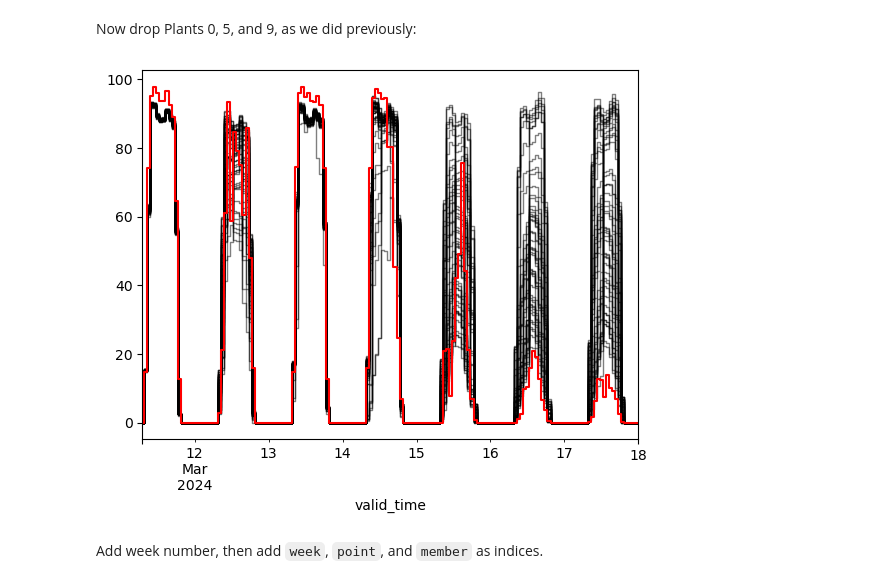
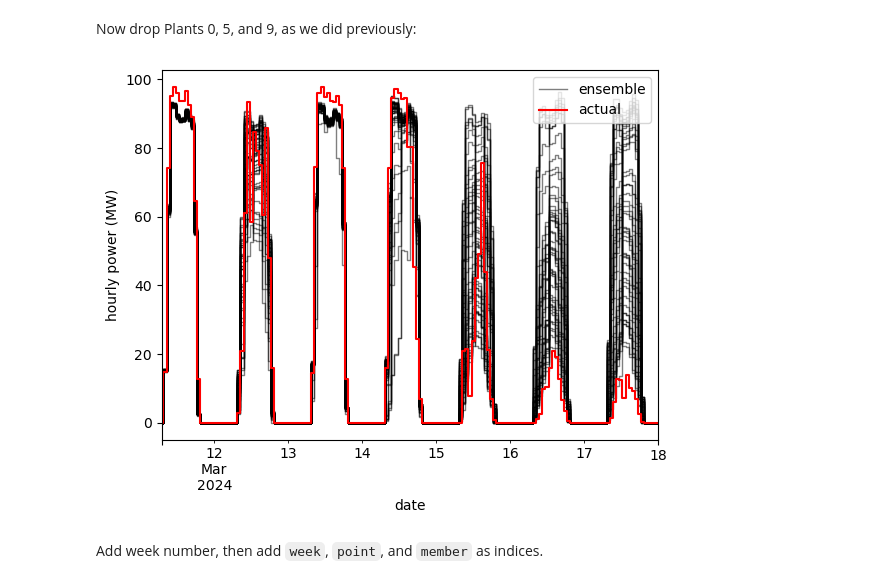
Before and after one commit to williamhobbs/PVSC-2025-daily-energy-forecaster, a Jupyter notebook: 05_Ensemble_Analysis.ipynb, the cells around one changed output. Saved outputs shown, nothing was run; the diff lists cells and outputs as text; code cells hidden in the pictures.

Commit message:
cleaned up, saved figures

```diff
--- a/05_Ensemble_Analysis.ipynb
+++ b/05_Ensemble_Analysis.ipynb
@@ -68,3 +70,5 @@ power_obs[curtailment_filter] = np.nan
+# %%
+power_obs = agg_hsl_df.resample('1h').mean()
 # %% [markdown]
 Let's import our ensemble forecast power data:
 # %%
@@ -103,7 +107,7 @@ power_fcasts_ens_all.head()
 | 2024-03-11 12:00:00+00:00 | 0 | 4 | 0.0 |
 | 2024-03-11 12:00:00+00:00 | 0 | 5 | 0.0 |
 # %%
-power_obs_all = (hsl
+power_obs_all = (power_obs
                  .stack(future_stack=True)
                  .to_frame()
                  .reset_index()
@@ -143,15 +147,26 @@ num_plants = len(agg_specs_orig_df)
 # %%
 member_list = power_fcasts_ens_all['member'].unique()
 
 startidx=0
 endidx=162
 
 for plant_number in [3]:
     for member in member_list:
         power_fcasts_ens_all[(power_fcasts_ens_all['member'] == member) & (power_fcasts_ens_all['point'] == plant_number)]['power'][startidx:endidx].plot(label=('ens mem ' + str(member)), drawstyle='steps-mid', color='k', linewidth=1, alpha=0.5)
-    power_obs_all[power_obs_all['point'] == plant_number]['power_obs'][startidx+24:endidx+24].plot(label=('ens mem ' + str(member)), drawstyle='steps-mid', color='r', linewidth=1.5)
+    power_obs_all[power_obs_all['point'] == plant_number]['power_obs'][startidx+24:endidx+24].plot(label='actual', drawstyle='steps-mid', color='r', linewidth=1.5)
+
+plt.ylabel('hourly power (MW)')
+plt.xlabel('date')
+# plt.gcf().autofmt_xdate()
+# plt.legend(loc='upper center', bbox_to_anchor=(0.5, -0.23), ncol=2)
+# plt.legend()
+handles, labels = plt.gca().get_legend_handles_labels()
+n = 2
+# plt.gca().legend(handles[-n:], labels[-n:])
+plt.gca().legend(handles[-n:], ['ensemble', 'actual'], loc='upper right')
+plt.savefig('images/sample_hourly_power_ens.png', dpi=400, bbox_inches='tight')
 # %% [output]
-[figure, old version]
+[figure, new version]
 # %% [markdown]
 Add week number, then add `week`, `point`, and `member` as indices.
 # %%
```
Also changed, not shown: parts of 8 cells of this notebook, 11 other files.
